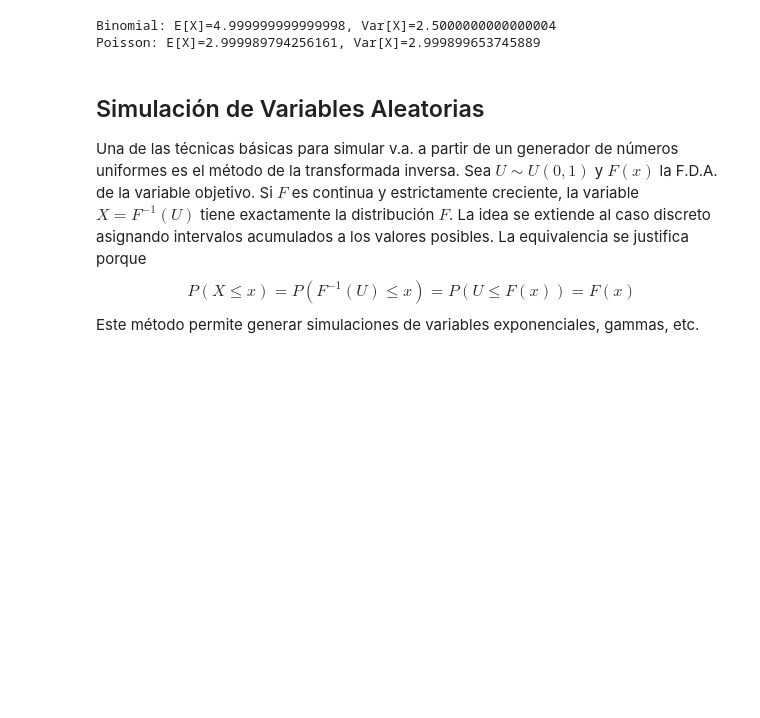
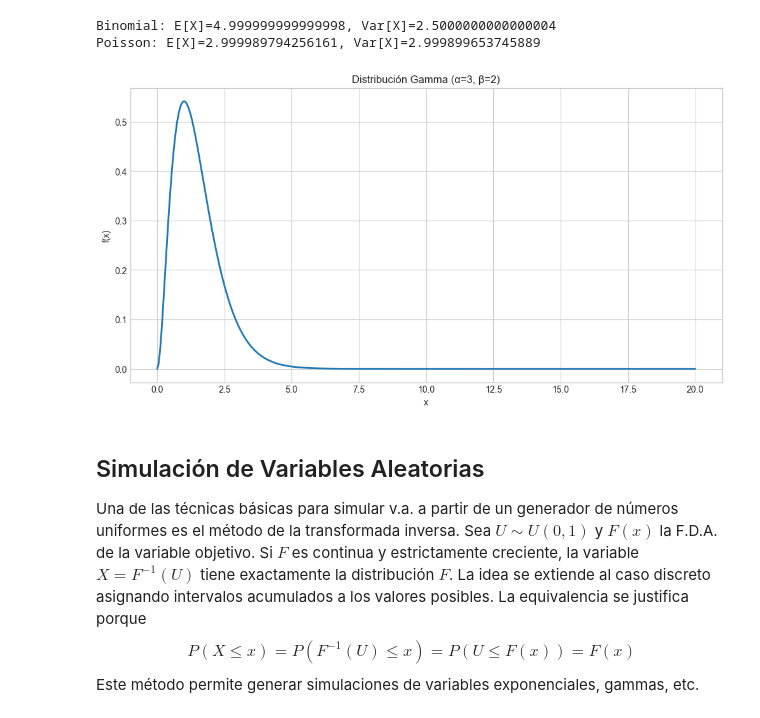
Before and after one commit to UrsulaUribeP/Modulo-II, a Jupyter notebook: 2_Variables_Aleatorias.ipynb, the cells around one changed output. Saved outputs shown, nothing was run; the diff lists cells and outputs as text; code cells hidden in the pictures; blank space fills up the shorter version.

```diff
--- a/2_Variables_Aleatorias.ipynb
+++ b/2_Variables_Aleatorias.ipynb
@@ -232,6 +327,19 @@ print(f"Poisson: E[X]={E_poi}, Var[X]={Var_poi}")
 [figure]
 Binomial: E[X]=4.999999999999998, Var[X]=2.5000000000000004
 Poisson: E[X]=2.999989794256161, Var[X]=2.999899653745889
+# %%
+alpha, beta = 3, 2
+x = np.linspace(0, 20, 400)
+pdf = gamma.pdf(x, a=alpha, scale=1/beta)
+
+plt.figure()
+plt.plot(x, pdf, lw=2)
+plt.title("Distribución Gamma (α=3, β=2)")
+plt.xlabel("x")
+plt.ylabel("f(x)")
+plt.show()
+# %% [output]
+[figure, added]
 # %% [markdown]
 ## Simulación de Variables Aleatorias
 
```
Also changed, not shown: parts of 6 cells of this notebook.
